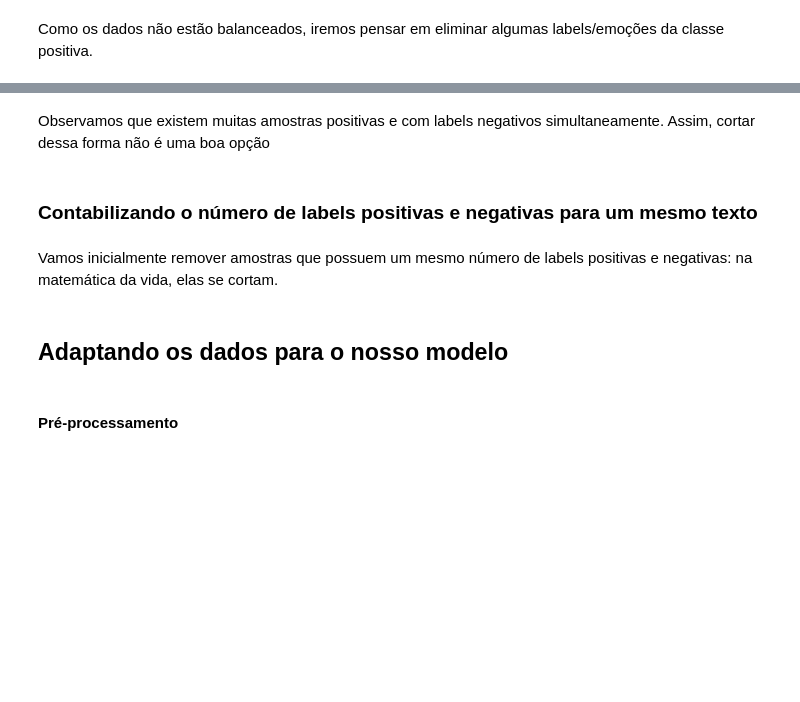
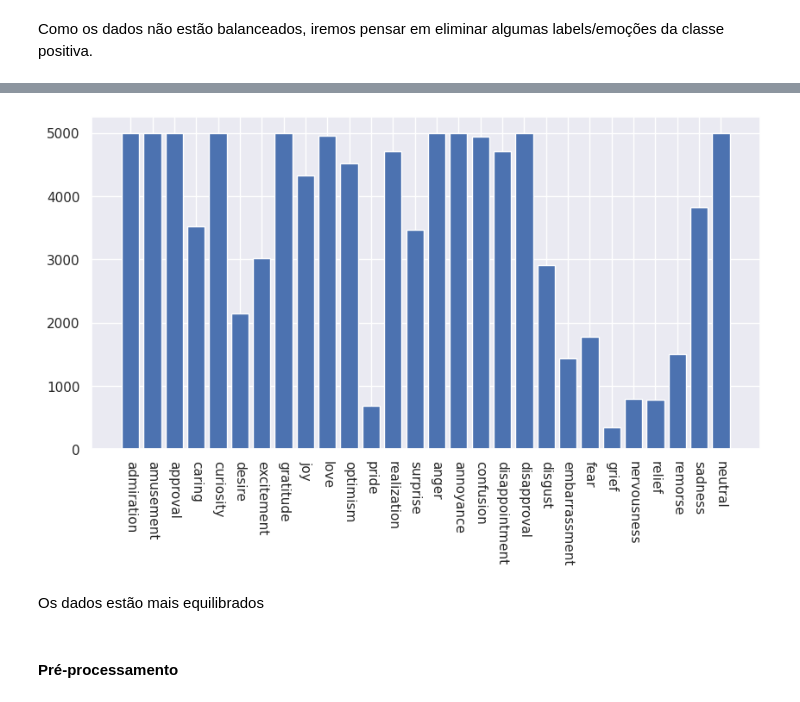
Before and after one commit to icmc-data/sentiment-analysis-goemotions, a Jupyter notebook: notebooks/1_initial_analysis.ipynb, the cells around one changed output, grey strips where cells are left out. Drawn from its saved outputs; the diff is of its cells as text; code cells hidden in the pictures; blank space fills up the shorter version.

```diff
--- a/notebooks/1_initial_analysis.ipynb
+++ b/notebooks/1_initial_analysis.ipynb
@@ -81,10 +139,0 @@ df_balanced = df[df['id'].isin(ids)]
-# %%
-positive_emotions_count = {}
-for emotion in positive_columns:
-    positive_emotions_count[emotion] = df_balanced[emotion].value_counts().to_dict()[1]
-
-negative_emotions_count = {}
-for emotion in negative_columns:
-    negative_emotions_count[emotion] = df_balanced[emotion].value_counts().to_dict()[1]
-
-count_emotions = {'positive': np.sum(list(positive_emotions_count.values())), 'negative': np.sum(list(negative_emotions_count.values()))}
@@ -92,0 +140,5 @@ positive_emotions_count
+# %%
+emotions_count = {}
+for emotion in list_emotions:
+    emotions_count[emotion] = df_balanced[emotion].value_counts().to_dict()[1]
+emotions_count
@@ -93,8 +163,7 @@ positive_emotions_count
 # %%
 plt.figure(figsize=(10,5))
-plt.bar(x=count_emotions.keys(), height=count_emotions.values())
+plt.bar(x=emotions_count.keys(), height=emotions_count.values())
+plt.xticks(rotation=-90)
 plt.show()
+# %% [output]
+[figure, added]
-# %% [markdown]
-Observamos que existem muitas amostras positivas e com labels negativos simultaneamente. Assim, cortar dessa forma não é uma boa opção
-# %% [markdown]
-### **Contabilizando o número de labels positivas e negativas para um mesmo texto**
@@ -107,2 +169,0 @@ print(f"Tamanho do dataset retirando essas amostras: {df.shape[0] - df[df['num_l
-# %% [markdown]
-Vamos inicialmente remover amostras que possuem um mesmo número de labels positivas e negativas: na matemática da vida, elas se cortam.
@@ -116,2 +169,0 @@ balanced_df['imdb_label'] = balanced_df.apply(set_label, 1)
-# %% [markdown]
-## **Adaptando os dados para o nosso modelo**
@@ -121,3 +170,5 @@ df_labeled.head()
+# %% [markdown]
+Os dados estão mais equilibrados
 # %% [markdown]
 #### **Pré-processamento**
 # %%
```
Also changed, not shown: parts of 31 cells of this notebook, 5 other files.
